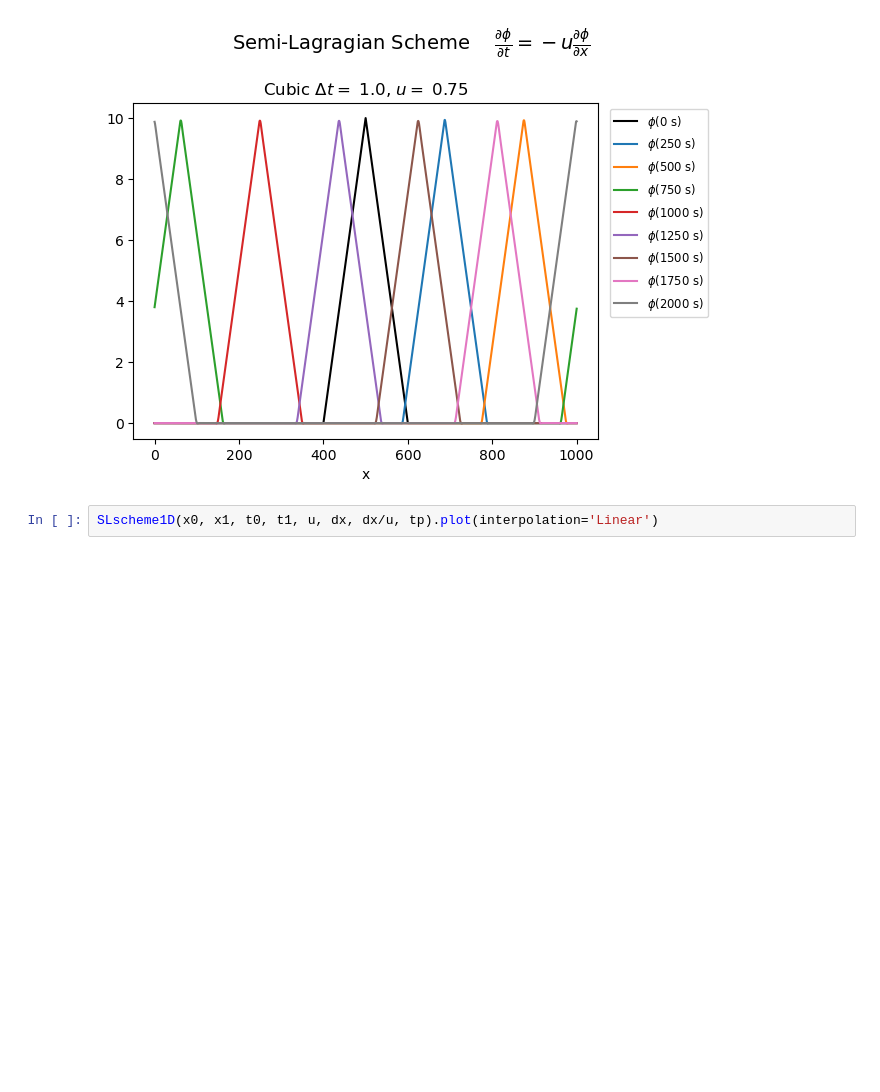
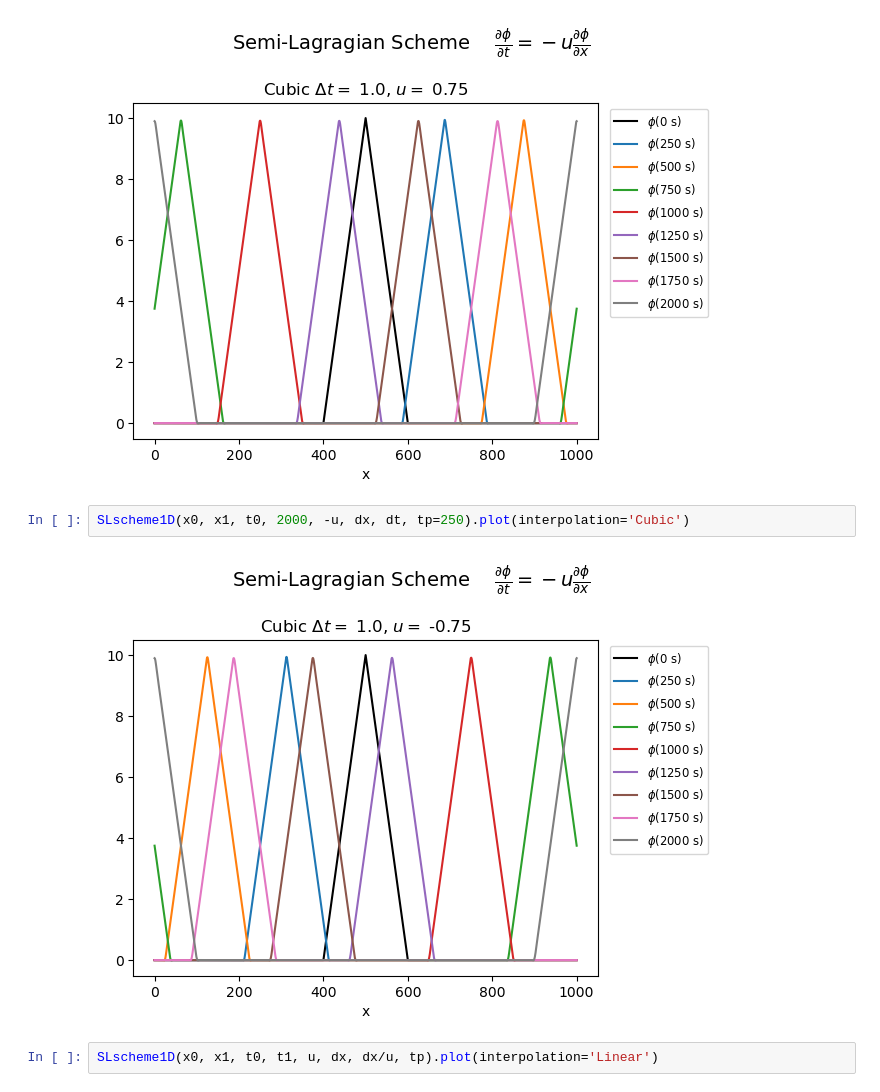
Before and after one commit to llvillanueva/NM2-ESP_2024, a Jupyter notebook: Lesson 4/Python/NM2-E4.ipynb, the cells around one changed output. Drawn from its saved outputs; the diff is of its cells as text; blank space fills up the shorter version.

```diff
--- a/Lesson 4/Python/NM2-E4.ipynb
+++ b/Lesson 4/Python/NM2-E4.ipynb
@@ -145,6 +161,10 @@ SLscheme1D(x0, x1, t0, 2000, u, dx, dt, tp=250).plot(interpolation='Linear')
 SLscheme1D(x0, x1, t0, 2000, u, dx, dt, tp=250).plot(interpolation='Cubic')
 # %% [output]
 [figure]
+# %%
+SLscheme1D(x0, x1, t0, 2000, -u, dx, dt, tp=250).plot(interpolation='Cubic')
+# %% [output]
+[figure, added]
 # %%
 SLscheme1D(x0, x1, t0, t1, u, dx, dx/u, tp).plot(interpolation='Linear')
 # %% [output]
```
Also changed, not shown: parts of 9 cells of this notebook, 9 other files.
